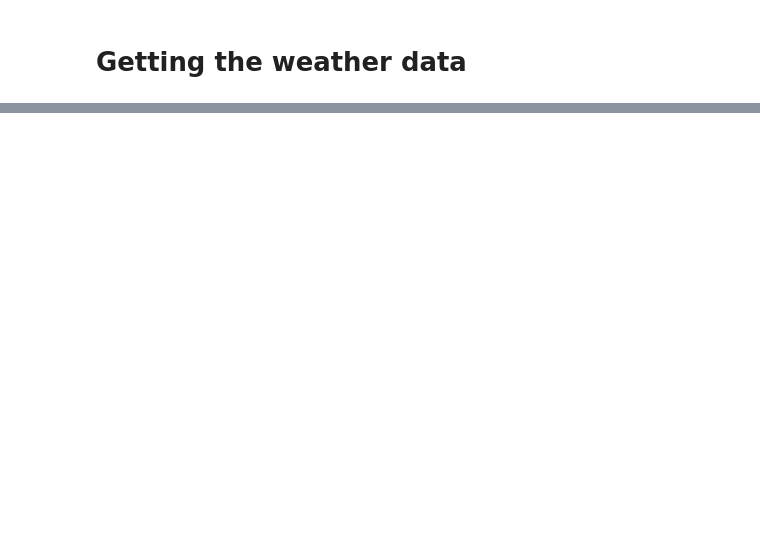
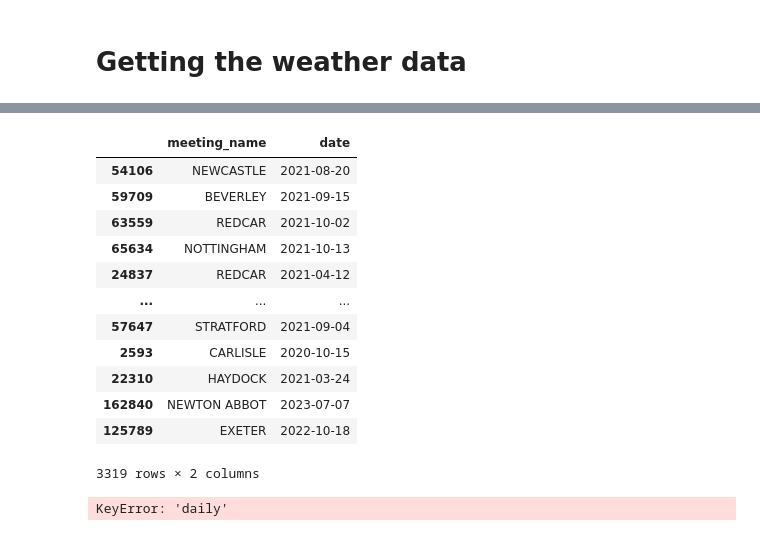
Before and after one commit to Harlequinht/which_horse, a Jupyter notebook: notebook/WeatherAPI.ipynb, the cells around one changed output, grey strips where cells are left out. Drawn from its saved outputs; the diff is of its cells as text; code cells hidden in the pictures; blank space fills up the shorter version.

Commit message:
changes to pipeline to include meeting

```diff
--- a/notebook/WeatherAPI.ipynb
+++ b/notebook/WeatherAPI.ipynb
@@ -241,8 +169,6 @@ import os
 from get_weather_function import get_weather_data
 from pipeline_cleaning import clean_data
 
-file_csv = '~/code/harlqeuinht/which_horse/raw_data/combined_flat2_csv.csv'
+file_csv = '../raw_data/merge_dfs.csv'
 df = pd.read_csv(file_csv)
 clean_df = clean_data(df.copy())
-
-weather_data = get_weather_data(clean_df)
@@ -248,0 +193,21 @@ weather_data = get_weather_data(clean_df)
+# %%
+clean_df[['meeting_name', 'date']].drop_duplicates()
+# %% [output]
+|  | meeting_name | date |
+| 54106 | NEWCASTLE | 2021-08-20 |
+| 59709 | BEVERLEY | 2021-09-15 |
+| 63559 | REDCAR | 2021-10-02 |
+| 65634 | NOTTINGHAM | 2021-10-13 |
+| 24837 | REDCAR | 2021-04-12 |
+| ... | ... | ... |
+| 57647 | STRATFORD | 2021-09-04 |
+| 2593 | CARLISLE | 2020-10-15 |
+| 22310 | HAYDOCK | 2021-03-24 |
+| 162840 | NEWTON ABBOT | 2023-07-07 |
+| 125789 | EXETER | 2022-10-18 |
+3319 rows × 2 columns
+# %%
+weather_df = get_weather_data(clean_df)
+weather_df
+# %% [output]
+KeyError: 'daily'
```
Also changed, not shown: parts of 11 cells of this notebook, 1 other file.
